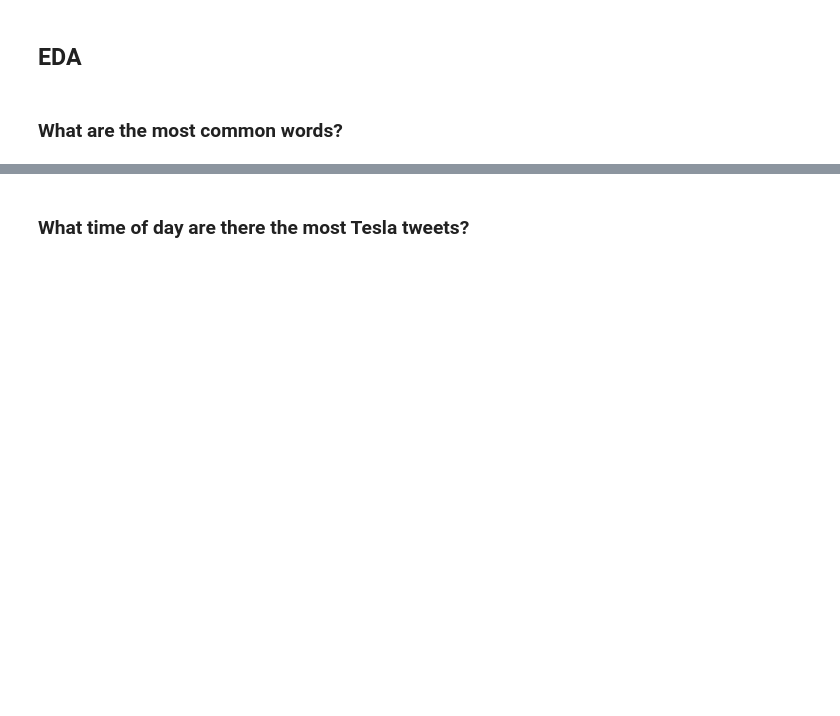
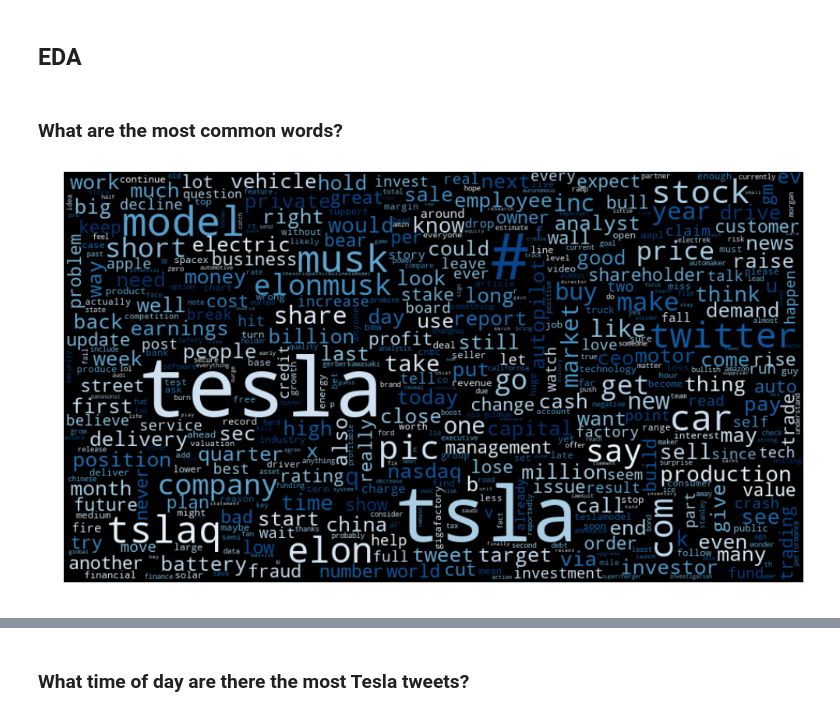
Before and after one commit to erikajane/Predicting_Stock_With_Twitter_Sentiment, a Jupyter notebook: Cleaning the Twitter Data.ipynb, the cells around one changed output, grey strips where cells are left out. Drawn from its saved outputs; the diff is of its cells as text; code cells hidden in the pictures; blank space fills up the shorter version.

```diff
--- a/Cleaning the Twitter Data.ipynb
+++ b/Cleaning the Twitter Data.ipynb
@@ -152,7 +179,23 @@ all_words_string = ' '.join([tweet for tweet in tweets.clean_tweet])
+# %%
+# Plot word frequency distribution of first few words
+
+plt.figure(figsize=(12,5))
+plt.xticks(fontsize=13, rotation=90)
+freq_dist = nltk.FreqDist(all_words_list)
+freq_dist.plot(25,cumulative=False)
 # %%
-# Plot WorldCloud
-wordcloud = WordCloud(width=800, height=500, random_state=20, max_font_size=200).generate(all_words_string)
-plt.figure(figsize=(12, 6))
-plt.imshow(wordcloud, interpolation="bilinear")
-plt.axis('off')
+# Word Cloud with word frequencies
+
+wordcloud = WordCloud(width=900,
+                      height=500,
+                      max_words=500,
+                      max_font_size=100,
+                      relative_scaling=0.5,
+                      colormap='Blues',
+                      normalize_plurals=True).generate_from_frequencies(freq_dist)
+plt.figure(figsize=(17,14))
+plt.imshow(wordcloud, interpolation='bilinear')
+plt.axis("off")
 plt.show()
+# %% [output]
+[figure, added]
```
Also changed, not shown: parts of 23 cells of this notebook, 6 other files.
